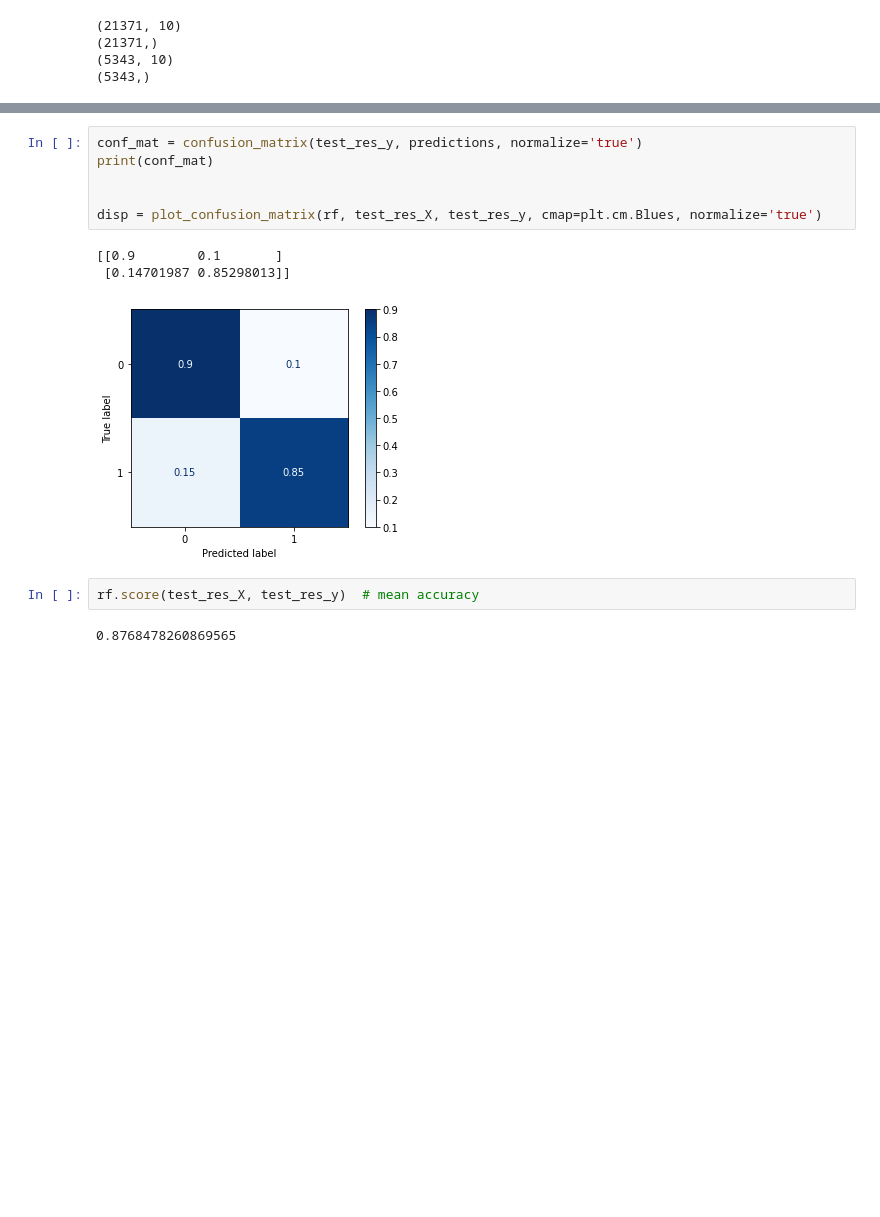
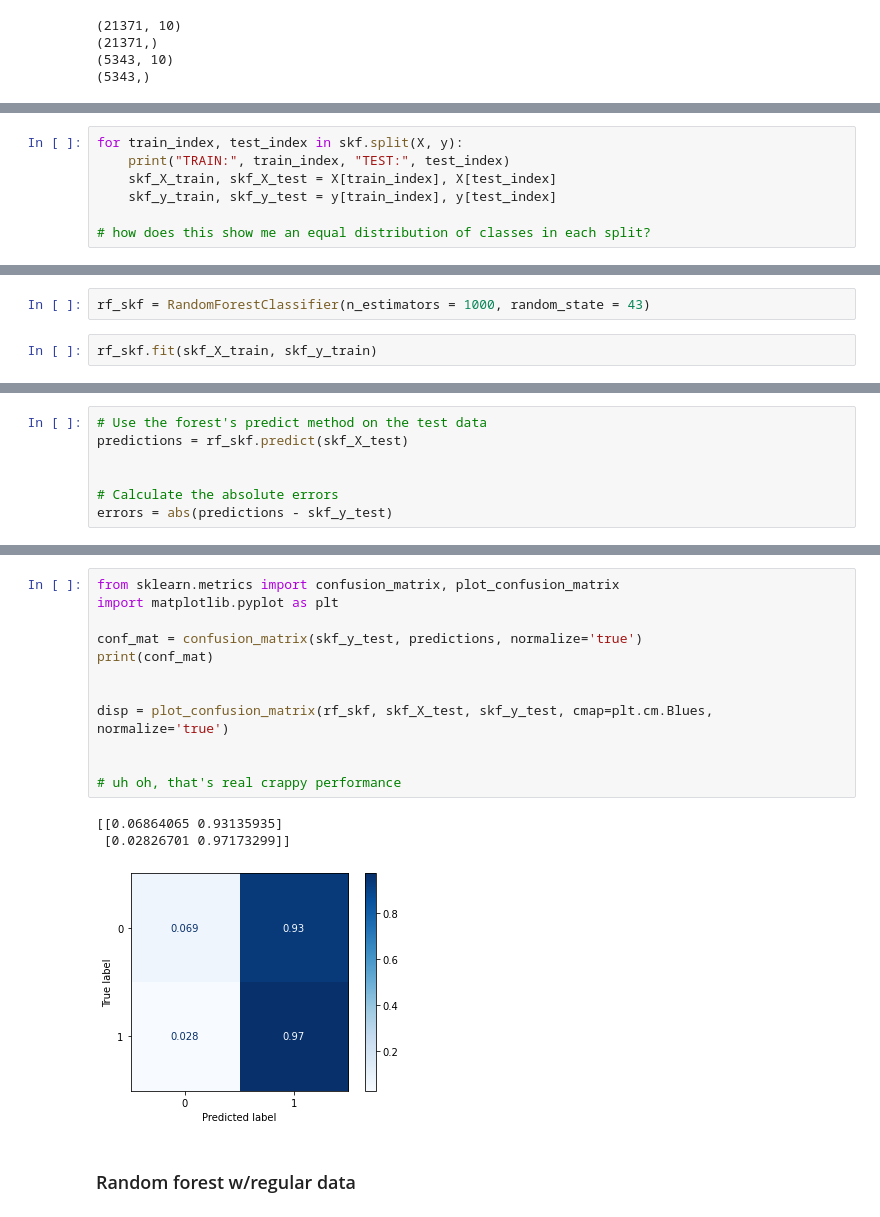
Before and after one commit to SherinV/ranked-choice-voting, a Jupyter notebook: experiments/audrey_modeling.ipynb, the cells around one changed output, grey strips where cells are left out. Cells and saved outputs as stored; diff of their text form; blank space fills up the shorter version.

```diff
--- a/experiments/audrey_modeling.ipynb
+++ b/experiments/audrey_modeling.ipynb
@@ -79,0 +117,7 @@ print(test_y.shape)
+# %%
+for train_index, test_index in skf.split(X, y):
+    print("TRAIN:", train_index, "TEST:", test_index)
+    skf_X_train, skf_X_test = X[train_index], X[test_index]
+    skf_y_train, skf_y_test = y[train_index], y[test_index]
+
+# how does this show me an equal distribution of classes in each split?
@@ -205,0 +207,4 @@ predictions = rf.predict(test_res_X)
+# %%
+rf_skf = RandomForestClassifier(n_estimators = 1000, random_state = 43)
+# %%
+rf_skf.fit(skf_X_train, skf_y_train)
@@ -205,0 +213,7 @@ predictions = rf.predict(test_res_X)
+# %%
+# Use the forest's predict method on the test data
+predictions = rf_skf.predict(skf_X_test)
+
+
+# Calculate the absolute errors
+errors = abs(predictions - skf_y_test)
@@ -224,14 +254,18 @@ fi
 # %%
-conf_mat = confusion_matrix(test_res_y, predictions, normalize='true')
+from sklearn.metrics import confusion_matrix, plot_confusion_matrix
+import matplotlib.pyplot as plt
+
+conf_mat = confusion_matrix(skf_y_test, predictions, normalize='true')
 print(conf_mat)
 
 
-disp = plot_confusion_matrix(rf, test_res_X, test_res_y, cmap=plt.cm.Blues, normalize='true')
+disp = plot_confusion_matrix(rf_skf, skf_X_test, skf_y_test, cmap=plt.cm.Blues, normalize='true')
+
+
+# uh oh, that's real crappy performance
 # %% [output]
-[[0.9        0.1       ]
- [0.14701987 0.85298013]]
+[[0.06864065 0.93135935]
+ [0.02826701 0.97173299]]
-[figure, old version]
+[figure, new version]
-# %%
-rf.score(test_res_X, test_res_y)  # mean accuracy
-# %% [output]
-0.8768478260869565
+# %% [markdown]
+### Random forest w/regular data
```
Also changed, not shown: parts of 64 cells of this notebook.
